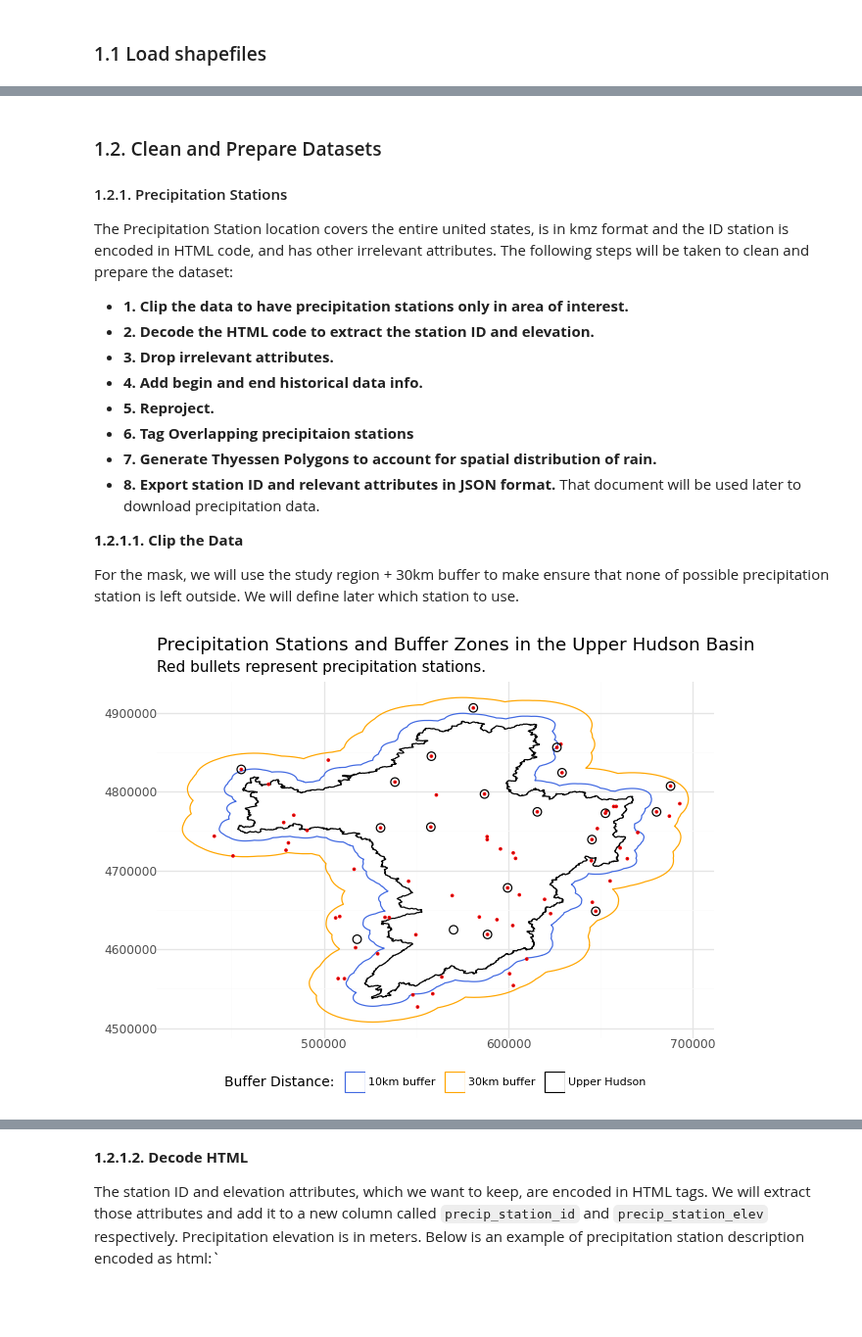
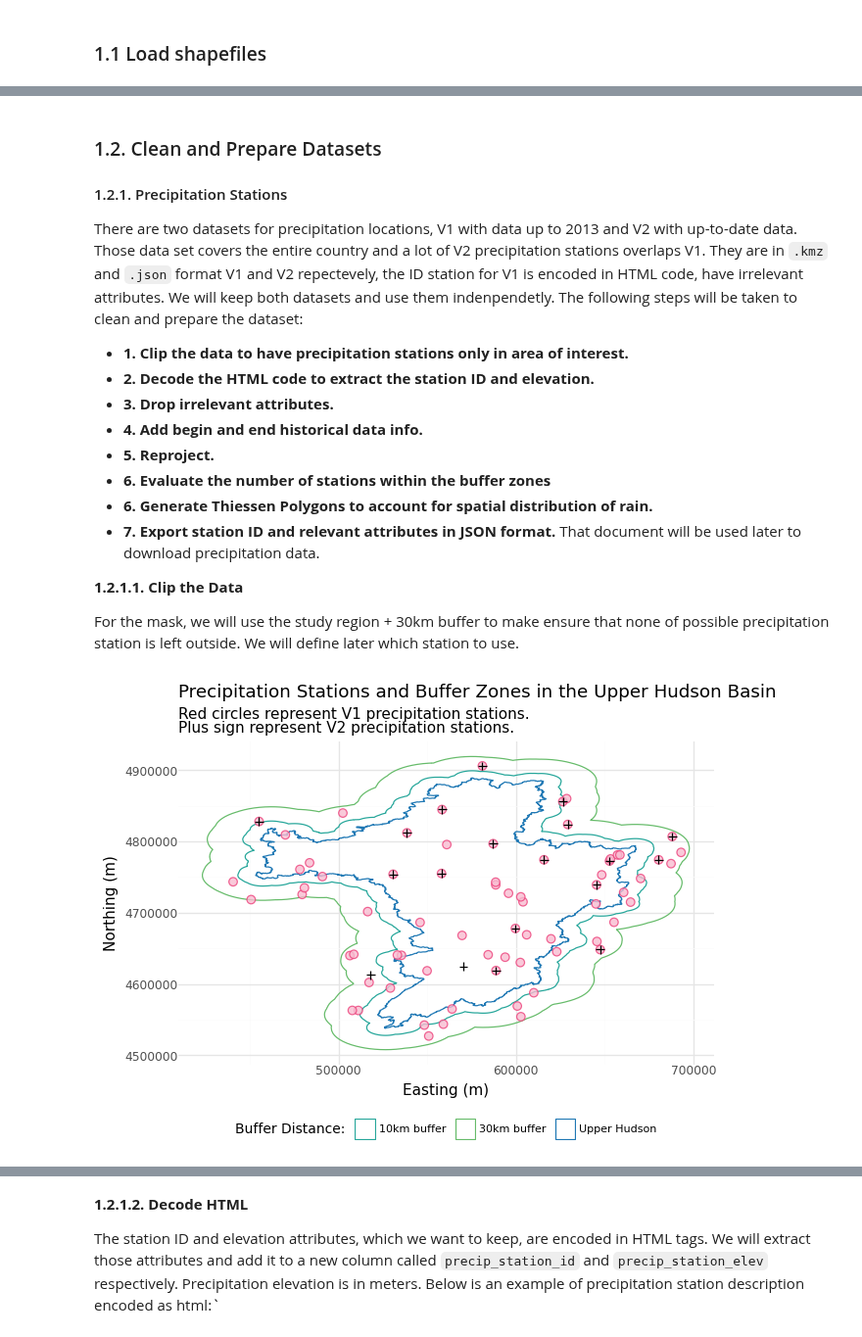
Before and after one commit to vpalvesalan/Unit-Hydrograph-Model, a Jupyter notebook: notebooks/preprocessing/data_prepocessing.ipynb, the cells around one changed output, grey strips where cells are left out. Shown at 98% size. Saved outputs shown, nothing was run; the diff lists cells and outputs as text; code cells hidden in the pictures; blank space fills up the shorter version.

```diff
--- a/notebooks/preprocessing/data_prepocessing.ipynb
+++ b/notebooks/preprocessing/data_prepocessing.ipynb
@@ -74,18 +77,25 @@ warnings.filterwarnings('ignore')
 load_dotenv(project_base_path / '.env')
 
 NOAA_API_TOKEN = os.getenv('NOAA_API_TOKEN')
+# %%
+# Load enviroment
+filename = 'data_preprocessing_workspace.pkl'
+with open(filename, 'rb') as f:
+    loaded_vars = pickle.load(f)
+
+globals().update(loaded_vars)
 # %% [markdown]
 ## 1. Shapefiles
 # %% [markdown]
 ### 1.1 Load shapefiles
 # %%
 # File paths
-shapefiles_base_path = project_base_path / 'data'/ 'geo'/ 'shp'
+shapefiles_base_path = project_base_path / 'data'/ 'raw' / 'geo'/ 'shp'
 
 dam_location_path = shapefiles_base_path / 'dams_location' / 'Dams.shp'
 
 precip_stations_v1_path = shapefiles_base_path / 'precipitation_stations' / 'precip_15.kmz'
-precip_stations_v2_path = project_base_path /  'data'/ 'geo'/ 'json' / 'ppt_stations_inventory.json'
+precip_stations_v2_path = project_base_path /  'data'/ 'raw' / 'geo'/ 'json' / 'ppt_stations_inventory.json'
 
 streamgage_stations_path = shapefiles_base_path / 'streamgage_stations' / 'realstx.shp'
 
@@ -133,16 +143,16 @@ Shapefiles read successfully. Time elapsed: 9.98 seconds
 ### 1.2. Clean and Prepare Datasets
 #### 1.2.1. Precipitation Stations
 
-The Precipitation Station location covers the entire united states, is in kmz format and the ID station is encoded in HTML code, and has other irrelevant attributes. The following steps will be taken to clean and prepare the dataset:
+There are two datasets for precipitation locations, V1 with data up to 2013 and V2 with up-to-date data. Those data set covers the entire country and a lot of V2 precipitation stations overlaps V1. They are in `.kmz` and `.json` format V1 and V2 repectevely,  the ID station for V1 is encoded in HTML code, have irrelevant attributes. We will keep both datasets and use them indenpendetly. The following steps will be taken to clean and prepare the dataset:
 
 - **1. Clip the data to have precipitation stations only in area of interest.**
 - **2. Decode the HTML code to extract the station ID and elevation.**
 - **3. Drop irrelevant attributes.**
 - **4. Add begin and end historical data info.**
 - **5. Reproject.**
-- **6. Tag Overlapping precipitaion stations**
-- **7. Generate Thyessen Polygons to account for spatial distribution of rain.**
-- **8. Export station ID and relevant attributes in JSON format.** That document will be used later to download precipitation data.
+- **6. Evaluate the number of stations within the buffer zones**
+- **6. Generate Thiessen Polygons to account for spatial distribution of rain.**
+- **7. Export station ID and relevant attributes in JSON format.** That document will be used later to download precipitation data.
 
 
 **1.2.1.1. Clip the Data**
@@ -157,6 +167,12 @@ precip_stations_v2 = gpd.GeoDataFrame(data=precip_stations_v2, crs=nad83_epsg)
 # Clip the data
 precip_stations_v1_clipped = gpd.clip(precip_stations_v1.to_crs(upper_hudson_basin_30km_buffer.crs), upper_hudson_basin_30km_buffer)
 precip_stations_v2_clipped = gpd.clip(precip_stations_v2.to_crs(upper_hudson_basin_30km_buffer.crs), upper_hudson_basin_30km_buffer)
+# %%
+# Load map styles
+# Load style configuration for maps
+map_styles_path = project_base_path / 'config' / 'map_styles.json'
+with open(map_styles_path, 'r') as f:
+    map_style = json.load(f).get('map_styles',[])
 # %%
 geom_merged = pd.concat(
     [
@@ -169,41 +185,47 @@ geom_merged = pd.concat(
 precip_station_map = (
     ggplot(geom_merged)
     + geom_map(
         mapping=aes(geometry='geometry', color = 'LAYER'),
         fill = None
     )
     + geom_map(
-        data = precip_stations_v1_clipped[['geometry']],
-        mapping=aes(gemetry='geometry'),
-        color='red'
+        data=precip_stations_v1_clipped,
+        mapping=aes(geometry='geometry'),
+        color=map_style.get('precipitation_station_v1').get('color'),
+        fill = map_style.get('precipitation_station_v1').get('fill'),
+        shape = map_style.get('precipitation_station_v1').get('shape'),
+        size = 3,
+        alpha = 0.8
     )
     + geom_map(
         data = precip_stations_v2_clipped[['geometry']],
         mapping=aes(gemetry='geometry'),
-        color='black',
-        fill = None,
-        size = 3
+        color=map_style.get('precipitation_station_v2').get('color'),
+        shape = map_style.get('precipitation_station_v2').get('shape'),
+        size = 3,
+        alpha = 1
     )
     + labs(title='Precipitation Stations and Buffer Zones in the Upper Hudson Basin',
-           subtitle= 'Red bullets represent precipitation stations.')
+           subtitle= 'Red circles represent V1 precipitation stations.\nPlus sign represent V2 precipitation stations.',
+           x = "Easting (m)", y = "Northing (m)")
 
     # Manually define colors
     + scale_color_manual(
         name='Buffer Distance:',
         values={
-            'Upper Hudson': 'black',
-            '10km buffer': 'royalblue',
-            '30km buffer': 'orange'
+            'Upper Hudson': map_style.get('watershed_boundary').get('color'),
+            '10km buffer': map_style.get('watershed_boundary_buffer_10km').get('color'),
+            '30km buffer': map_style.get('watershed_boundary_buffer_30km').get('color')
             }
     )
     + coord_cartesian()
     + theme_minimal()
     + theme(
         legend_title=element_text(size=10),
         legend_text=element_text(size=8),
         legend_position='bottom'
     )
 )
 precip_station_map.draw()
 # %% [output]
-[figure, old version]
+[figure, new version]
```
Also changed, not shown: parts of 24 cells of this notebook, 6 other files.
